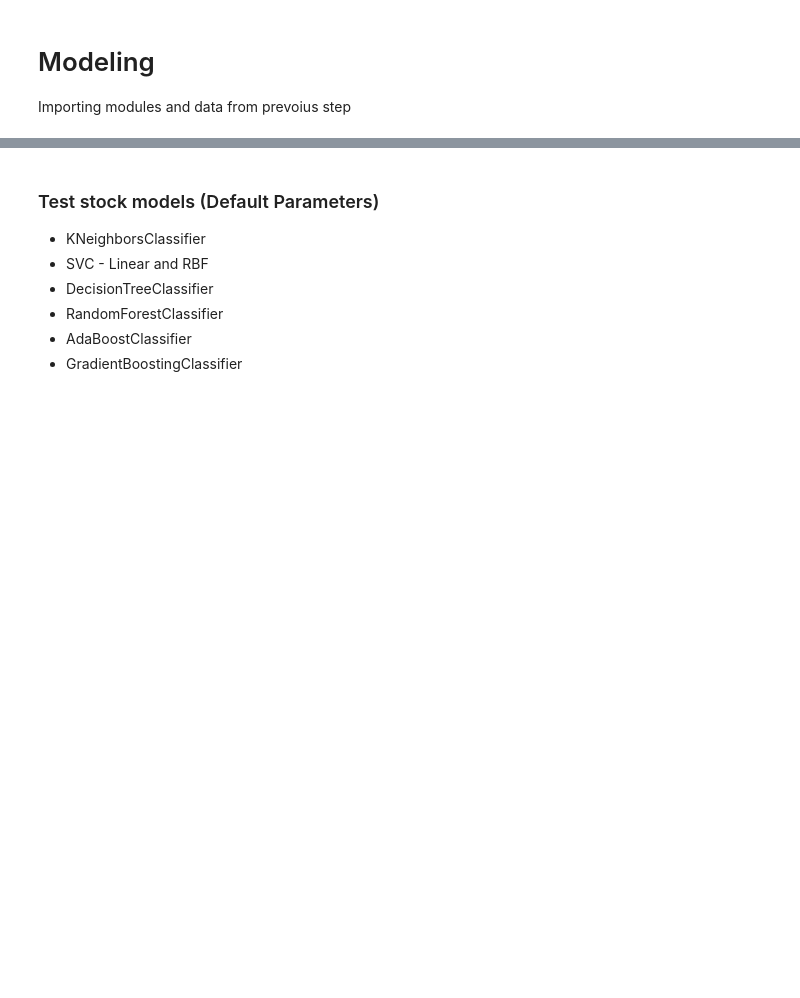
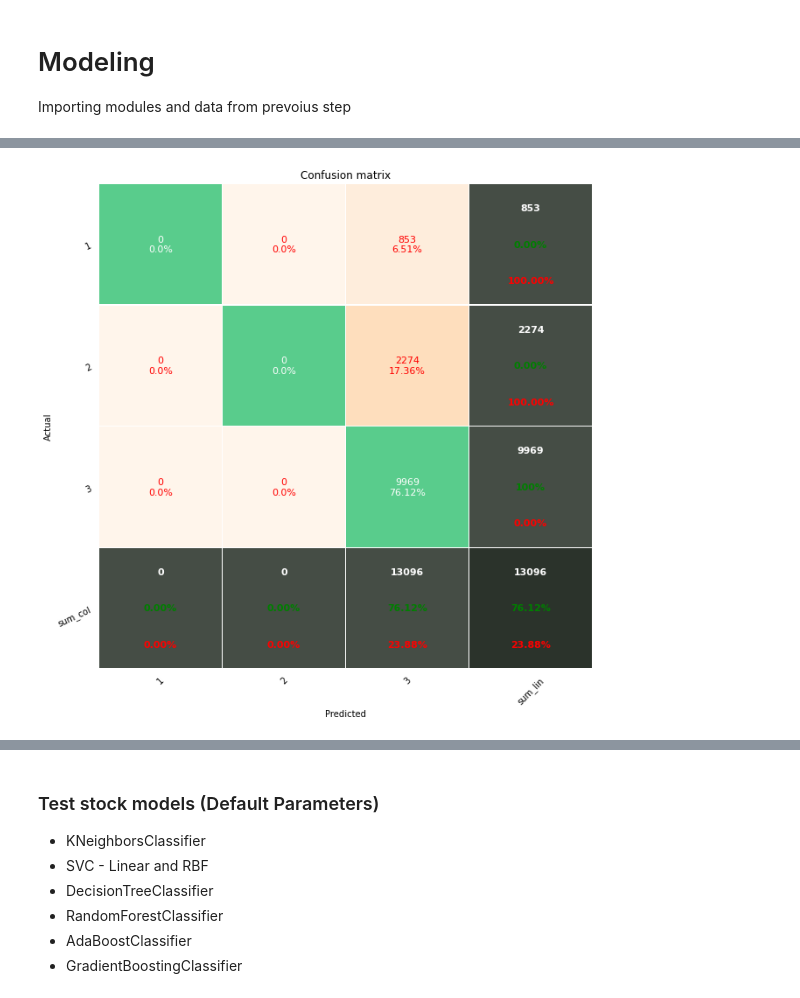
Before and after one commit to andrea-fantini/Predictive_Maintenance_Fanjet, a Jupyter notebook: notebooks/5 - Modeling.ipynb, the cells around one changed output, grey strips where cells are left out. Cells and saved outputs as stored; diff of their text form; code cells hidden in the pictures; blank space fills up the shorter version.

```diff
--- a/notebooks/5 - Modeling.ipynb
+++ b/notebooks/5 - Modeling.ipynb
@@ -45,0 +83,4 @@ This is similar to a adopting a *scheduled maintenance* model where if the engin
+# %%
+plot_confusion_matrix_from_data(y_test, y_dummy, columns=[1,2,3], annot=True, pred_val_axis='col')
+# %% [output]
+[figure, added]
```
Also changed, not shown: parts of 30 cells of this notebook, 2 other files.
